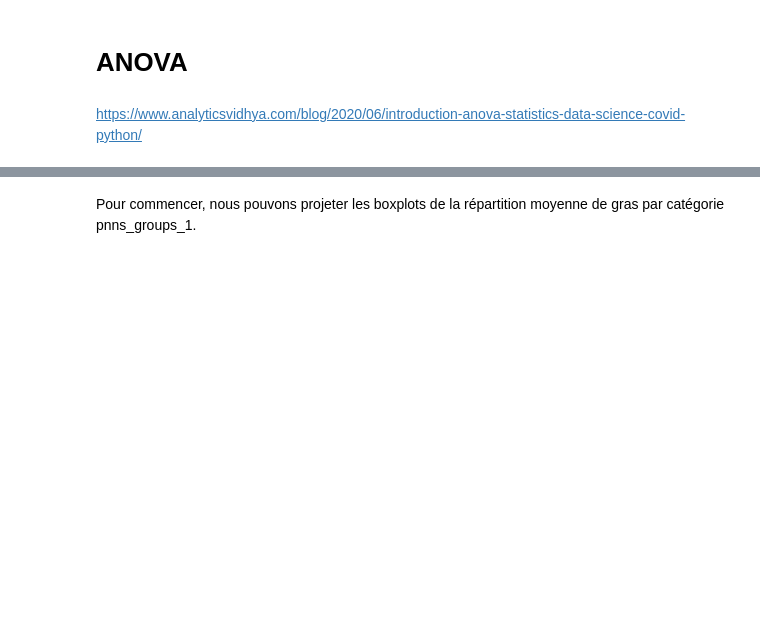
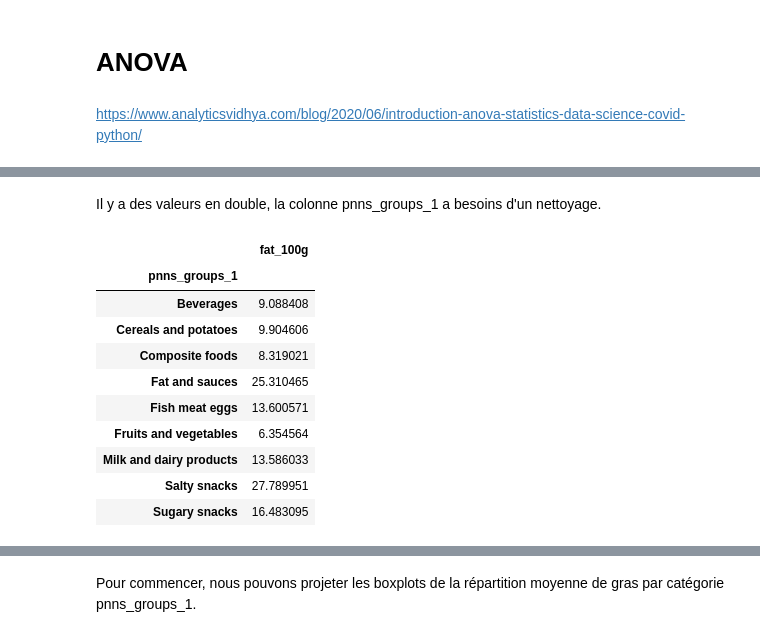
Before and after one commit to DerrazSofiane/sante-publique-analytics, a Jupyter notebook: P3_01_notebook.ipynb, the cells around one changed output, grey strips where cells are left out. Drawn from its saved outputs; the diff is of its cells as text; code cells hidden in the pictures; blank space fills up the shorter version.

```diff
--- a/P3_01_notebook.ipynb
+++ b/P3_01_notebook.ipynb
@@ -876,3 +875,23 @@ moyenne_gras_par_groupe
+# %% [markdown]
+Il y a des valeurs en double, la colonne pnns_groups_1 a besoins d'un nettoyage.
+# %%
+filtre_nettoyage = [x for x in moyenne_gras_par_groupe['pnns_groups_1'].str.replace('-', ' ')]
+moyenne_gras_par_groupe["pnns_groups_1"] = filtre_nettoyage
+moyenne_gras_par_groupe["pnns_groups_1"] = moyenne_gras_par_groupe["pnns_groups_1"].str.capitalize()
+moyenne_gras_par_groupe = moyenne_gras_par_groupe.groupby('pnns_groups_1').mean()
+moyenne_gras_par_groupe
+# %% [output]
+|  | fat_100g |
+| pnns_groups_1 |  |
+| Beverages | 9.088408 |
+| Cereals and potatoes | 9.904606 |
+| Composite foods | 8.319021 |
+| Fat and sauces | 25.310465 |
+| Fish meat eggs | 13.600571 |
+| Fruits and vegetables | 6.354564 |
+| Milk and dairy products | 13.586033 |
+| Salty snacks | 27.789951 |
+| Sugary snacks | 16.483095 |
 # %%
 moyenne_gras_par_groupe.describe()
 # %% [output]
```
Also changed, not shown: parts of 9 cells of this notebook, 1 other file.
